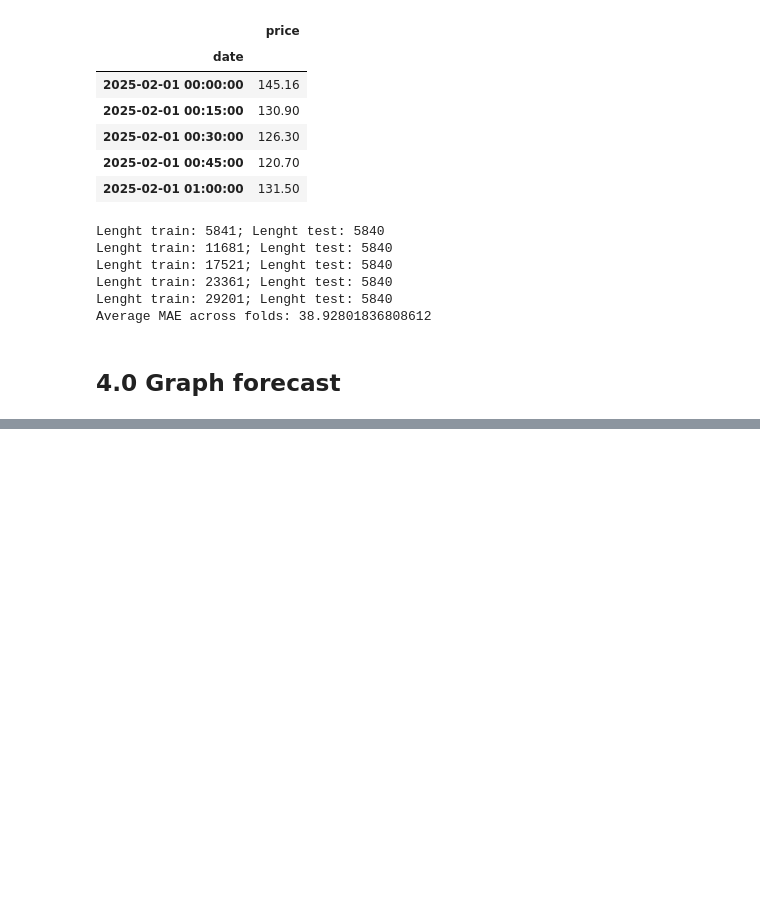
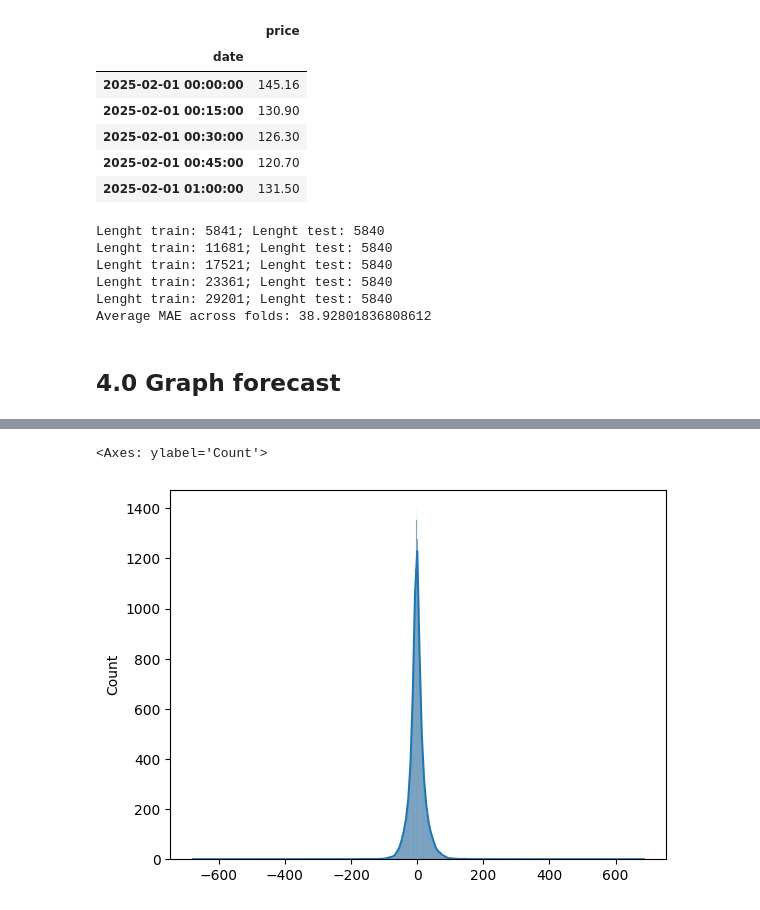
Before and after one commit to xucenying/grid-intelligence, a Jupyter notebook: notebooks/laurenz/baseline_model.ipynb, the cells around one changed output, grey strips where cells are left out. Drawn from its saved outputs; the diff is of its cells as text; code cells hidden in the pictures; blank space fills up the shorter version.

```diff
--- a/notebooks/laurenz/baseline_model.ipynb
+++ b/notebooks/laurenz/baseline_model.ipynb
@@ -275,0 +279,5 @@ plot_forecast_2(forecast, train, test, ylim_low=-200, ylim_up=300, days_shown=20
+# %%
+sns.histplot(data=arima_model.resid, kde=True)
+# %% [output]
+<Axes: ylabel='Count'>
+[figure, added]
```
Also changed, not shown: parts of 6 cells of this notebook.
